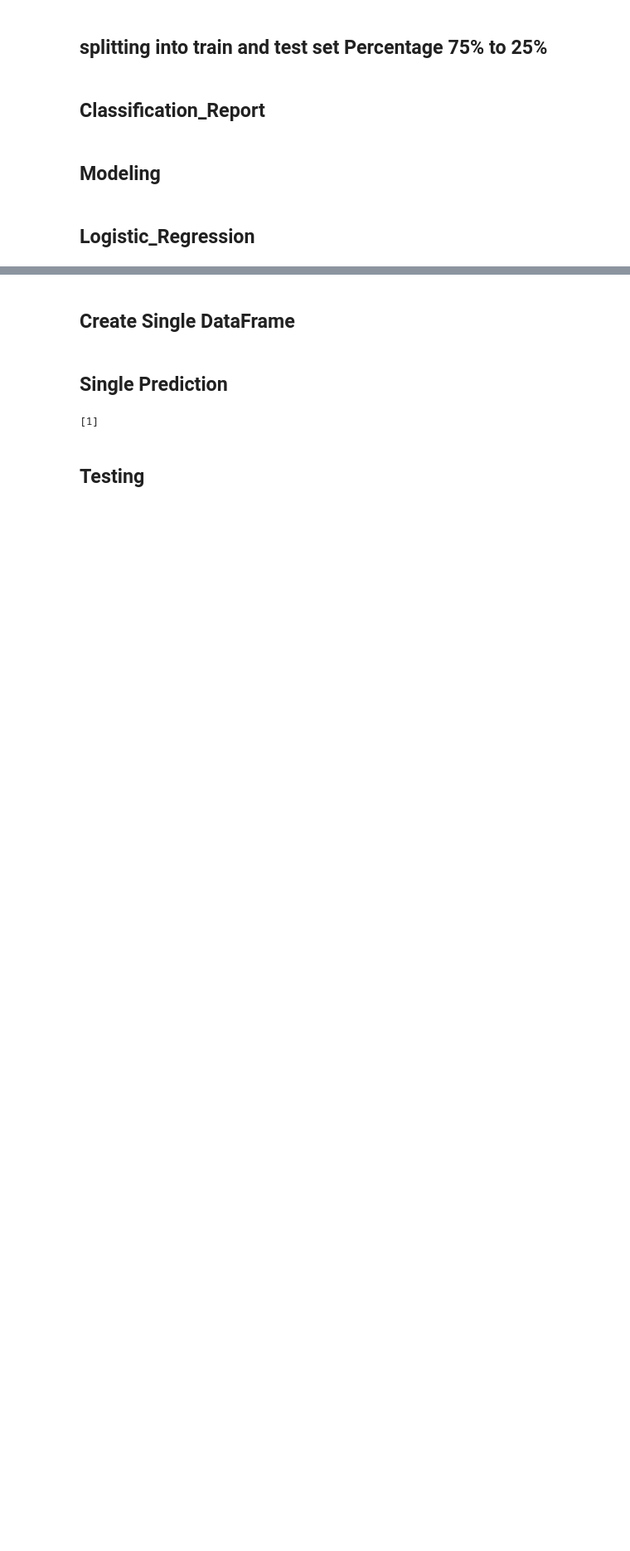
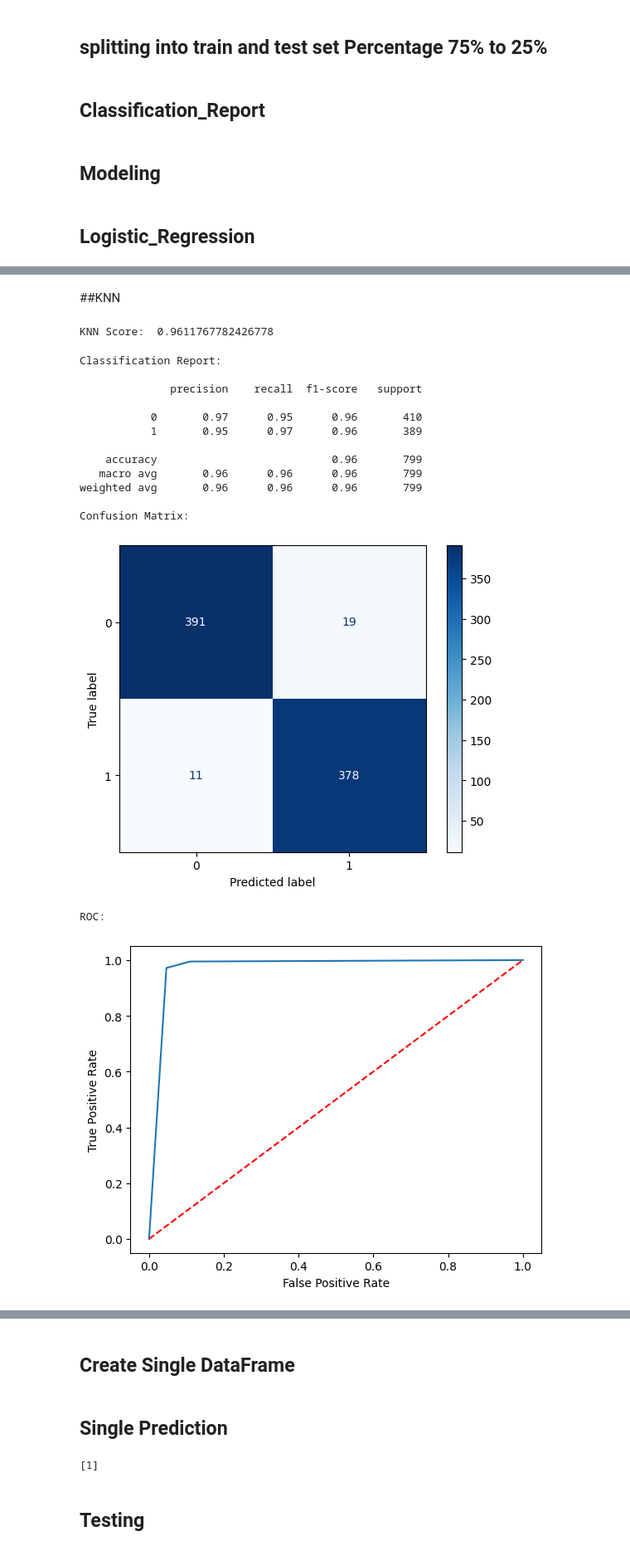
Before and after one commit to A7med-Amin/football-champions-predictor-by-season, a Jupyter notebook: Big_Data_Project.ipynb, the cells around one changed output, grey strips where cells are left out. Shown: that part at 83% size. Cells and saved outputs as stored; diff of their text form; code cells hidden in the pictures; blank space fills up the shorter version.

```diff
--- a/Big_Data_Project.ipynb
+++ b/Big_Data_Project.ipynb
@@ -360,2 +419,36 @@ Confusion Matrix:
 ROC:
 [figure]
+# %% [markdown]
+##KNN
+# %%
+from sklearn.neighbors import KNeighborsClassifier
+
+# parameter tuned by gridsearchcv
+knn_clf = KNeighborsClassifier(algorithm='auto',
+                                leaf_size=10,
+                                n_neighbors=2,
+                                p = 1).fit(x_train, y_train)
+
+cv_knn = cross_val_score(knn_clf, x_train, y_train, cv = 10)
+knn_score = np.mean(cv_knn)
+print("KNN Score: ", knn_score)
+# %% [output]
+KNN Score:  0.9611767782426778
+# %%
+report(knn_clf)
+# %% [output]
+Classification Report:
+
+              precision    recall  f1-score   support
+
+           0       0.97      0.95      0.96       410
+           1       0.95      0.97      0.96       389
+
+    accuracy                           0.96       799
+   macro avg       0.96      0.96      0.96       799
+weighted avg       0.96      0.96      0.96       799
+
+Confusion Matrix:
+[figure, added]
+ROC:
+[figure, added]
```
Also changed, not shown: parts of 25 cells of this notebook.
